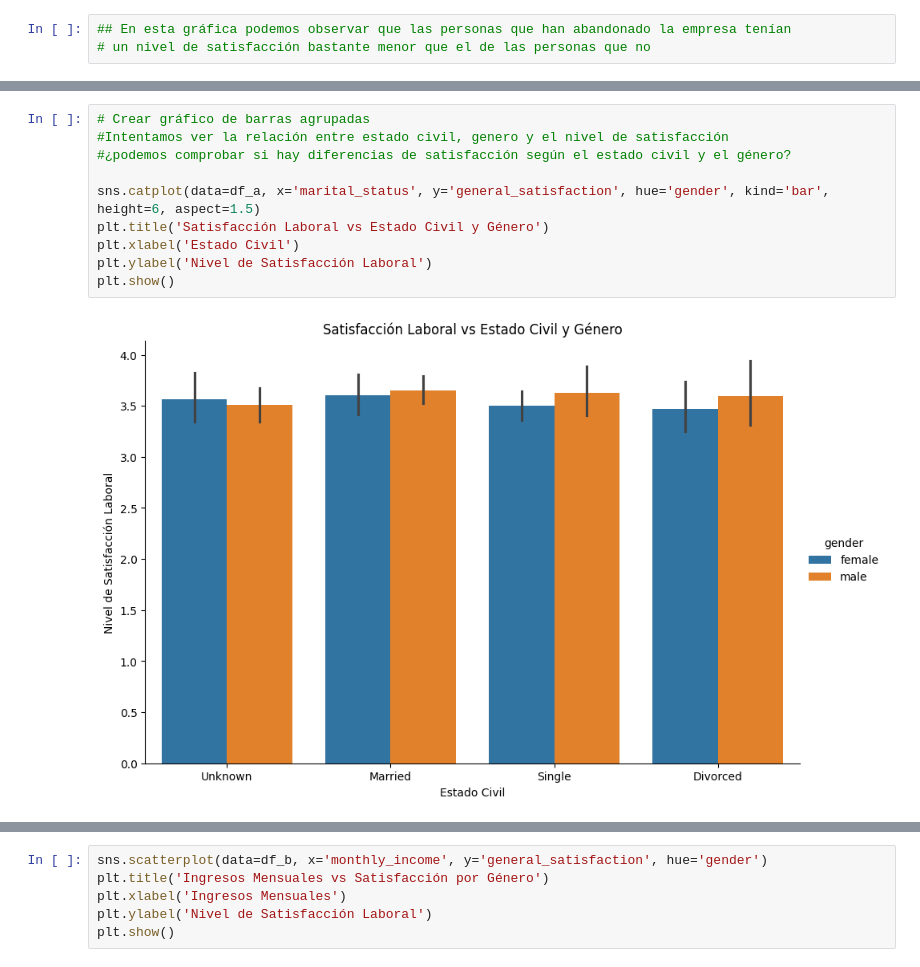
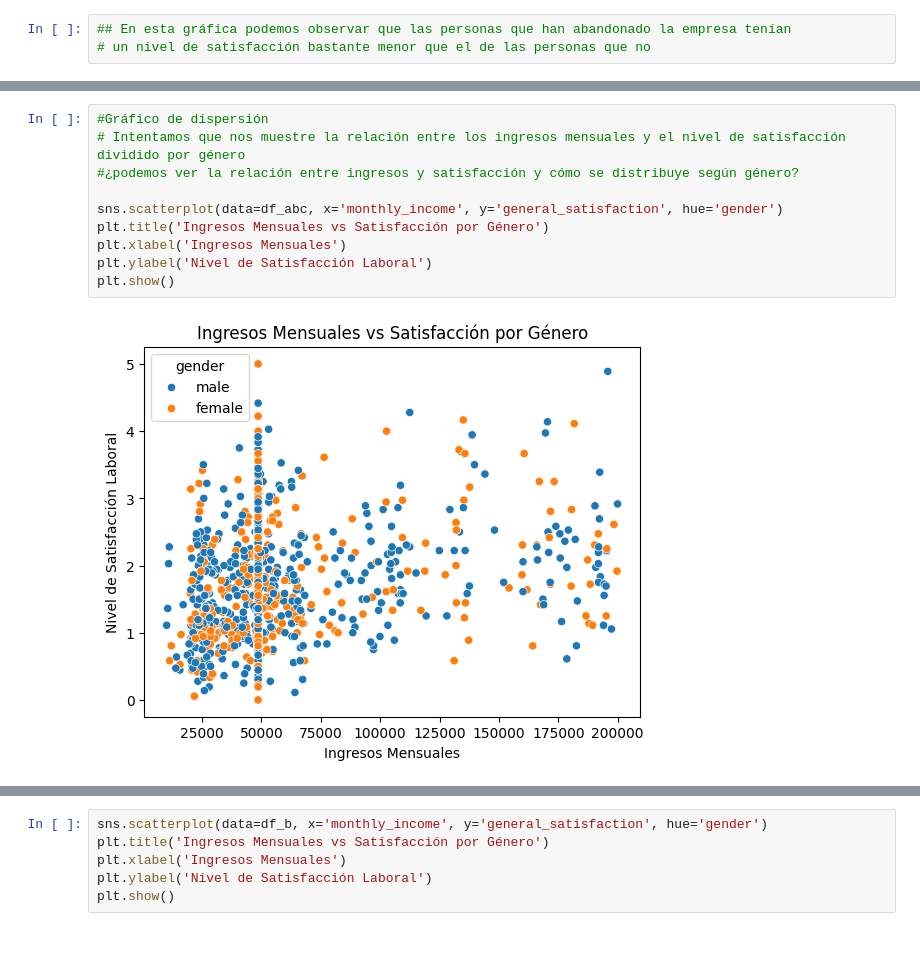
Before and after one commit to nicoleab1/proyecto-da-promo-b-modulo-3-team-2, a Jupyter notebook: visualizaciones abc.ipynb, the cells around one changed output, grey strips where cells are left out. Saved outputs shown, nothing was run; the diff lists cells and outputs as text.

```diff
--- a/visualizaciones abc.ipynb
+++ b/visualizaciones abc.ipynb
@@ -153,12 +194,12 @@ df_leavers.sample(2)
 # %%
-# Crear gráfico de barras agrupadas
-#Intentamos ver la relación entre estado civil, genero y el nivel de satisfacción
-#¿podemos comprobar si hay diferencias de satisfacción según el estado civil y el género?
+#Gráfico de dispersión
+# Intentamos que nos muestre la relación entre los ingresos mensuales y el nivel de satisfacción dividido por género
+#¿podemos ver la relación entre ingresos y satisfacción y cómo se distribuye según género?
 
-sns.catplot(data=df_a, x='marital_status', y='general_satisfaction', hue='gender', kind='bar', height=6, aspect=1.5)
-plt.title('Satisfacción Laboral vs Estado Civil y Género')
-plt.xlabel('Estado Civil')
+sns.scatterplot(data=df_abc, x='monthly_income', y='general_satisfaction', hue='gender')
+plt.title('Ingresos Mensuales vs Satisfacción por Género')
+plt.xlabel('Ingresos Mensuales')
 plt.ylabel('Nivel de Satisfacción Laboral')
 plt.show()
 # %% [output]
-[figure, old version]
+[figure, new version]
```
Also changed, not shown: parts of 30 cells of this notebook, 2 other files.
